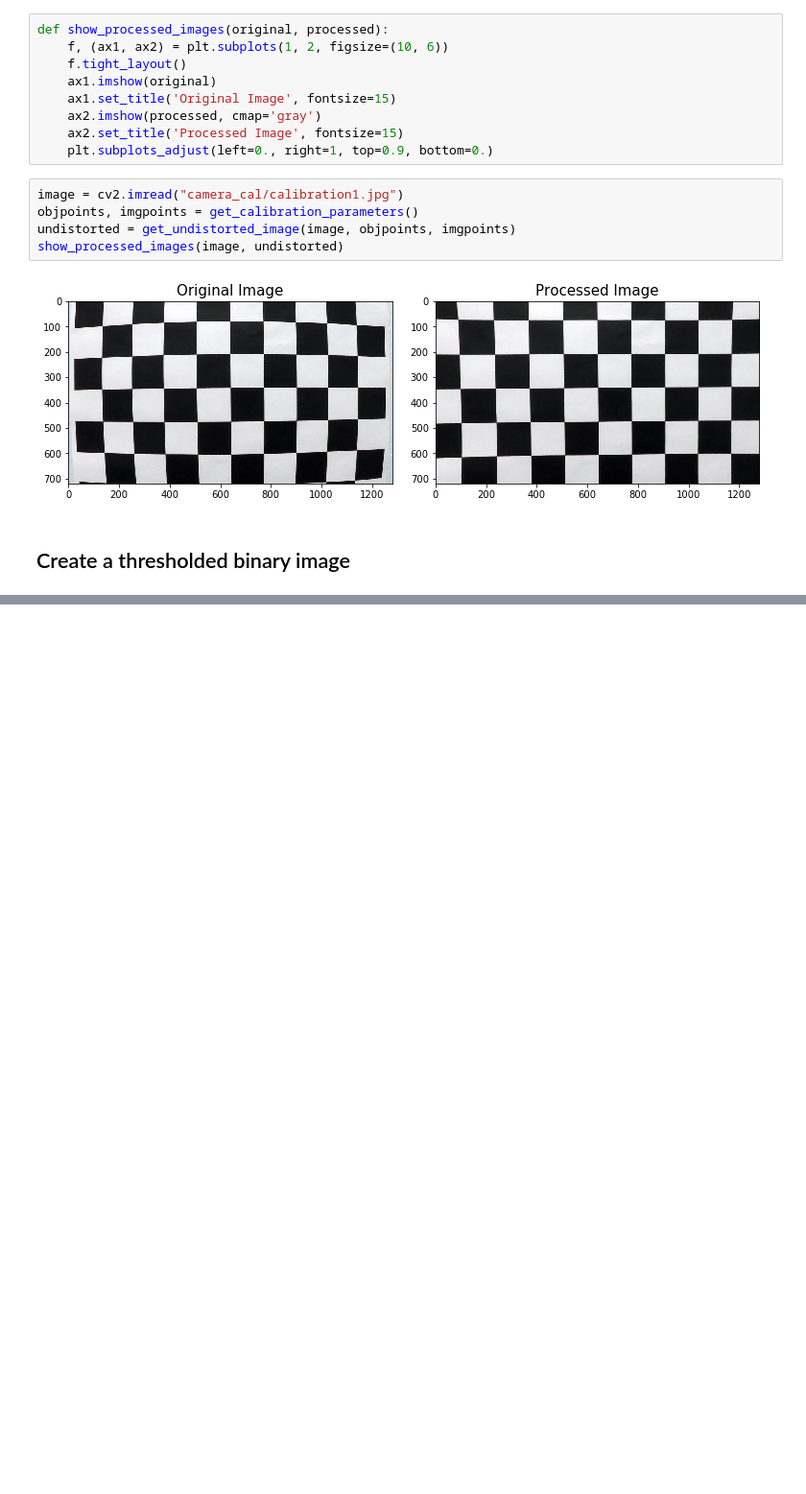
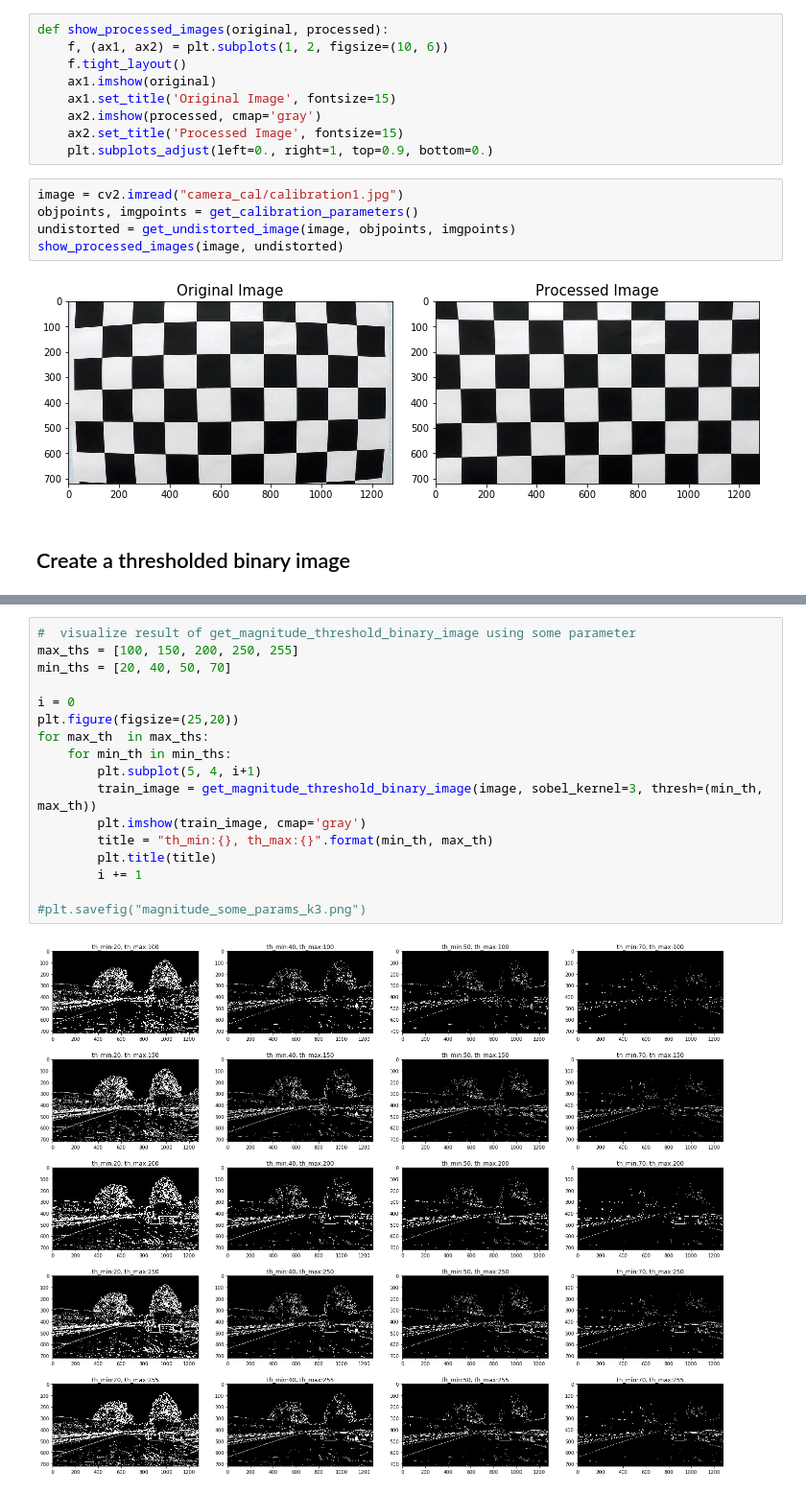
Before and after one commit to taikione/CarND-Advanced-Lane-Lines, a Jupyter notebook: AdvancedLaneLines.ipynb, the cells around one changed output, grey strips where cells are left out. Shown at 96% size. Saved outputs shown, nothing was run; the diff lists cells and outputs as text; blank space fills up the shorter version.

```diff
--- a/AdvancedLaneLines.ipynb
+++ b/AdvancedLaneLines.ipynb
@@ -154,0 +197,19 @@ show_processed_images(image, processed)
+# %%
+#  visualize result of get_magnitude_threshold_binary_image using some parameter
+max_ths = [100, 150, 200, 250, 255]
+min_ths = [20, 40, 50, 70]
+
+i = 0
+plt.figure(figsize=(25,20))
+for max_th  in max_ths:
+    for min_th in min_ths:
+        plt.subplot(5, 4, i+1)
+        train_image = get_magnitude_threshold_binary_image(image, sobel_kernel=3, thresh=(min_th, max_th))
+        plt.imshow(train_image, cmap='gray')
+        title = "th_min:{}, th_max:{}".format(min_th, max_th)
+        plt.title(title)
+        i += 1
+
+#plt.savefig("magnitude_some_params_k3.png")
+# %% [output]
+[figure, added]
```
Also changed, not shown: parts of 9 cells of this notebook, 2 other files.
